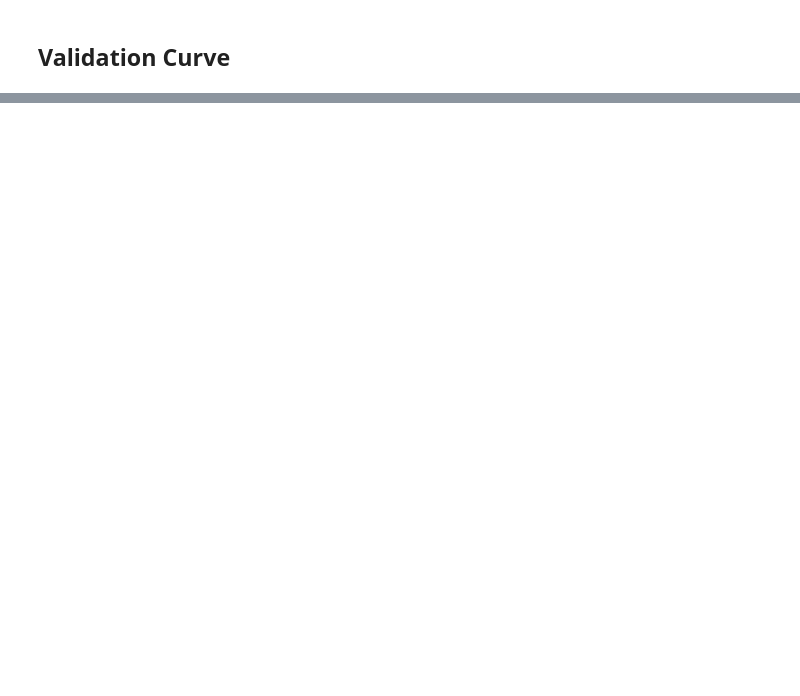
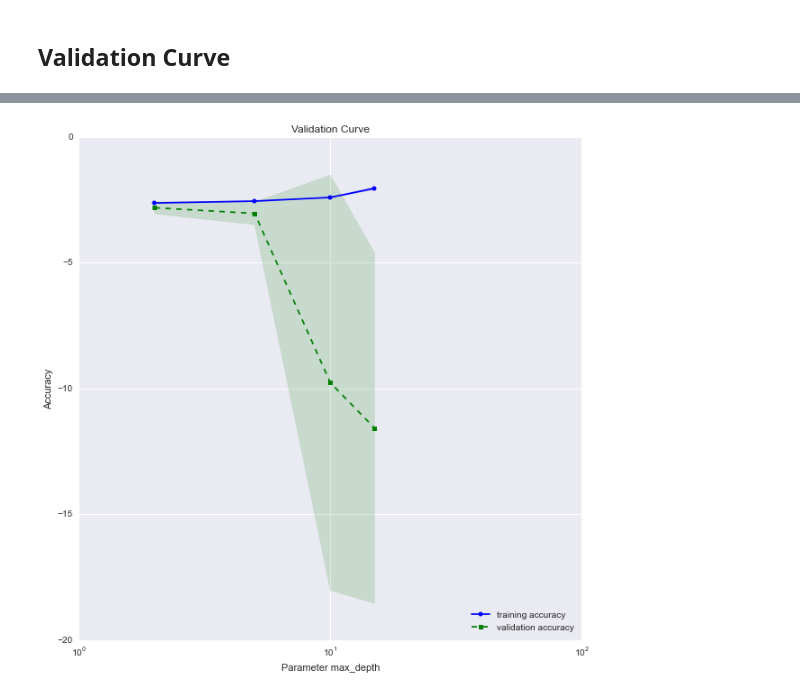
Before and after one commit to mtimet/dspres, a Jupyter notebook: demo/3.3 Model Assessment.ipynb, the cells around one changed output, grey strips where cells are left out. Drawn from its saved outputs; the diff is of its cells as text; code cells hidden in the pictures; blank space fills up the shorter version.

```diff
--- a/demo/3.3 Model Assessment.ipynb
+++ b/demo/3.3 Model Assessment.ipynb
@@ -212,6 +267,8 @@ plt.show()
 ## Validation Curve
 # %%
 from sklearn.learning_curve import validation_curve
+# %%
+param_name = "max_depth"
+param_range =[2,5,10,15]
 # %%
-train_scores, test_scores = validation_curve(rf, X, y, param_name="max_depth", param_range =[2,5,10,15],
-        cv=5, scoring="log_loss")
+%time train_scores, test_scores = validation_curve(rf, X, y, param_name=param_name, param_range=param_range,cv=5, scoring="log_loss")
@@ -218,16 +277,24 @@ train_scores, test_scores = validation_curve(rf, X, y, param_name="max_depth", p
 # %%
-plt.figure()
+plt.figure(figsize=(10,10))
 plt.title("Validation Curve")
+
+train_mean = np.mean(train_scores, axis=1)
+train_std = np.std(train_scores, axis=1)
+test_mean = np.mean(test_scores, axis=1)
+test_std = np.std(test_scores, axis=1)
+
 plt.plot(param_range, train_mean, color='blue', marker='o',markersize=5,label='training accuracy')
 plt.fill_between(param_range, train_mean + train_std, train_mean - train_std, alpha=0.15, color='blue')
 plt.plot(param_range, test_mean, color='green', linestyle='--',marker='s', markersize=5,label='validation accuracy')
 plt.fill_between(param_range,test_mean + test_std, test_mean - test_std, alpha=0.15, color='green')
-plt.grid()
+plt.grid(True)
 plt.xscale('log')
 plt.legend(loc='lower right')
 plt.xlabel('Parameter max_depth')
 plt.ylabel('Accuracy')
 plt.show()
+# %% [output]
+[figure, added]
 # %%
 %load_ext version_information
 %version_information numpy,pandas,matplotlib,sklearn,seaborn
```
Also changed, not shown: parts of 25 cells of this notebook, 1 other file.
